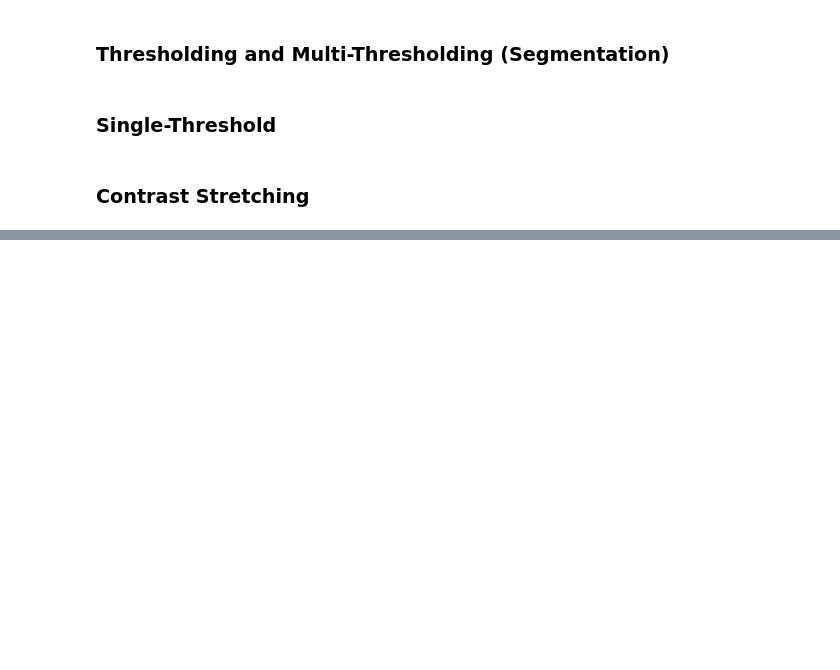
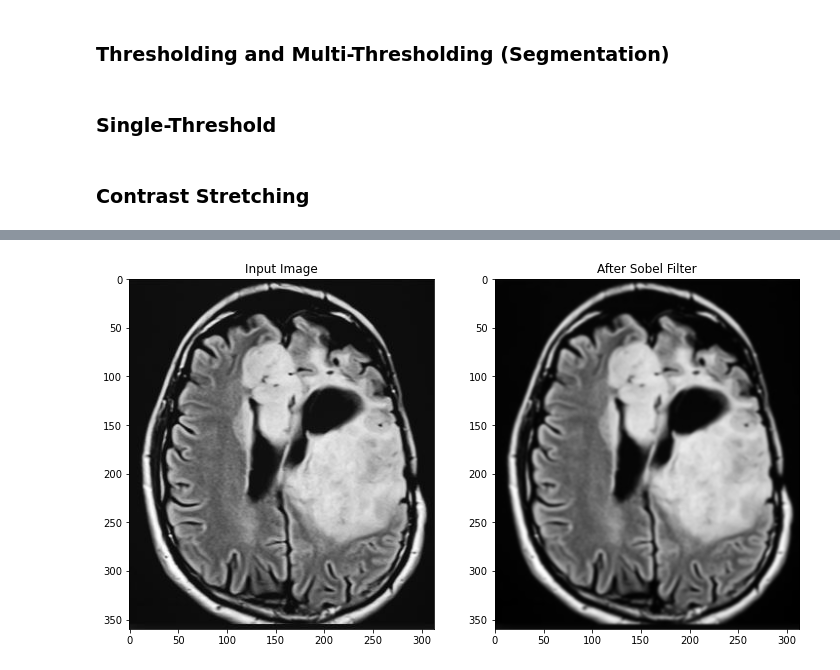
Before and after one commit to BahaaHelmy/ImageProcessing, a Jupyter notebook: Image_processing.ipynb, the cells around one changed output, grey strips where cells are left out. Cells and saved outputs as stored; diff of their text form; code cells hidden in the pictures; blank space fills up the shorter version.

```diff
--- a/Image_processing.ipynb
+++ b/Image_processing.ipynb
@@ -201,0 +505,47 @@ ocv.destroyAllWindows()
+# %%
+import cv2
+from matplotlib import pyplot as plt
+import numpy as np
+
+# Load an image
+img = cv2.imread('Y16.jpg', 0)
+
+# Compute the 2D Fourier Transform
+dft = cv2.dft(np.float32(img), flags=cv2.DFT_COMPLEX_OUTPUT)
+dft_shift = np.fft.fftshift(dft)
+
+# Create a Sobel filter in the frequency domain
+rows, cols = img.shape
+sobel_x = cv2.getGaussianKernel(cols, -1, cv2.CV_64F)
+sobel_y = cv2.getGaussianKernel(rows, -1, cv2.CV_64F)
+sobel_x = sobel_x / np.max(sobel_x)
+sobel_y = sobel_y / np.max(sobel_y)
+sobel_filter = sobel_y.dot(sobel_x.T)
+
+# Ensure that the Sobel filter has the same dimensions as the image
+sobel_filter = cv2.copyMakeBorder(sobel_filter, 0, rows - sobel_filter.shape[0], 0, cols - sobel_filter.shape[1], cv2.BORDER_CONSTANT, value=0)
+
+# Apply the Sobel filter in the frequency domain
+fshift = dft_shift * sobel_filter[:, :, None]
+
+# Inverse shift to shift origin back to top-left
+f_ishift = np.fft.ifftshift(fshift)
+
+# Inverse DFT to convert back to the image domain
+img_back = cv2.idft(f_ishift)
+
+# Compute the magnitude spectrum of the image domain
+img_back = cv2.magnitude(img_back[:, :, 0], img_back[:, :, 1])
+
+# Display the original image and the Sobel-filtered image
+fig = plt.figure(figsize=(12, 12))
+ax1 = fig.add_subplot(1, 2, 1)
+ax1.imshow(img, cmap='gray')
+ax1.title.set_text('Input Image')
+ax2 = fig.add_subplot(1, 2, 2)
+ax2.imshow(img_back, cmap='gray')
+ax2.title.set_text('After Sobel Filter')
+plt.savefig('sobel.png')
+plt.show()
+# %% [output]
+[figure, added]
```
Also changed, not shown: parts of 60 cells of this notebook.
